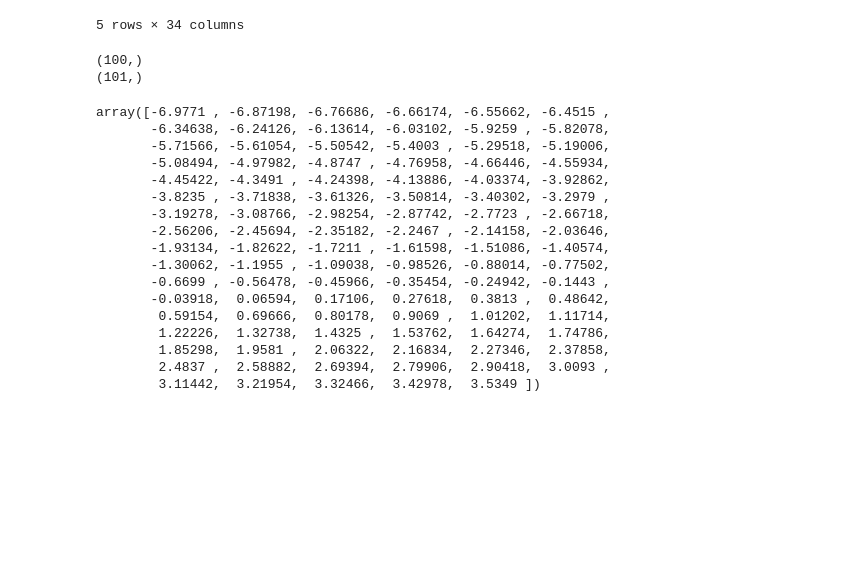
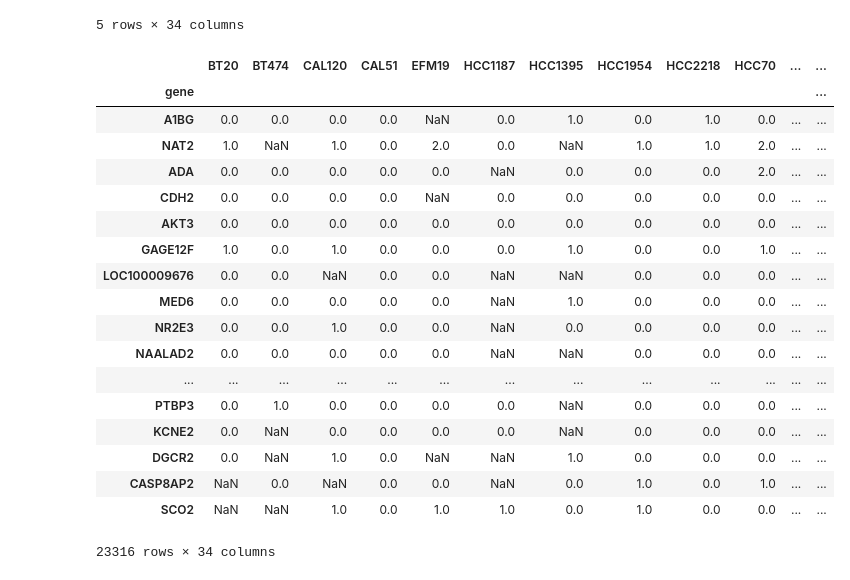
Before and after one commit to Wangmoaza/breast_cyclops, a Jupyter notebook: Untitled.ipynb, the cells around one changed output. Drawn from its saved outputs; the diff is of its cells as text; code cells hidden in the pictures; blank space fills up the shorter version.

```diff
--- a/Untitled.ipynb
+++ b/Untitled.ipynb
@@ -14,30 +15,45 @@ cnv.head()
 | CDH2 | 0.3634 | 0.2889 | -0.1769 | 0.0093 | -0.3419 | 0.6208 | 0.6477 | ... |
 | AKT3 | 0.6755 | 1.4598 | 0.4514 | -0.0409 | 0.4462 | 0.4859 | 0.1941 | ... |
 5 rows × 34 columns
+# %%
+cnv.columns = cnv.columns.str[:-7]
+# %%
+cnv_df = cnv
+loss_df = pd.DataFrame(data=np.nan, columns = cnv_df.columns, index=cnv_df.index)
+cutoff_homo, cutoff_loss, cutoff_neutral = -1.28, -0.4, -0.2
+for cell_line in cnv_df.columns:
+    condition_loss    = (cutoff_homo < cnv_df[cell_line]) & (cnv_df[cell_line] < cutoff_loss)
+    condition_neutral = cnv_df[cell_line] > cutoff_neutral
+    condition_homo    = cnv_df[cell_line] <= cutoff_homo
+    loss_df.loc[cnv_df[condition_homo].index, cell_line]    = 2
+    loss_df.loc[cnv_df[condition_loss].index, cell_line]    = 1
+    loss_df.loc[cnv_df[condition_neutral].index, cell_line] = 0
+# %%
+loss_df
+# %% [output]
+|  | BT20 | BT474 | CAL120 | CAL51 | EFM19 | HCC1187 | HCC1395 | HCC1954 | HCC2218 | HCC70 | ... | ... |
+| gene |  |  |  |  |  |  |  |  |  |  |  | ... |
+| A1BG | 0.0 | 0.0 | 0.0 | 0.0 | NaN | 0.0 | 1.0 | 0.0 | 1.0 | 0.0 | ... | ... |
+| NAT2 | 1.0 | NaN | 1.0 | 0.0 | 2.0 | 0.0 | NaN | 1.0 | 1.0 | 2.0 | ... | ... |
+| ADA | 0.0 | 0.0 | 0.0 | 0.0 | 0.0 | NaN | 0.0 | 0.0 | 0.0 | 2.0 | ... | ... |
+| CDH2 | 0.0 | 0.0 | 0.0 | 0.0 | NaN | 0.0 | 0.0 | 0.0 | 0.0 | 0.0 | ... | ... |
+| AKT3 | 0.0 | 0.0 | 0.0 | 0.0 | 0.0 | 0.0 | 0.0 | 0.0 | 0.0 | 0.0 | ... | ... |
+| GAGE12F | 1.0 | 0.0 | 1.0 | 0.0 | 0.0 | 0.0 | 1.0 | 0.0 | 0.0 | 1.0 | ... | ... |
+| LOC100009676 | 0.0 | 0.0 | NaN | 0.0 | 0.0 | NaN | NaN | 0.0 | 0.0 | 0.0 | ... | ... |
+| MED6 | 0.0 | 0.0 | 0.0 | 0.0 | 0.0 | NaN | 1.0 | 0.0 | 0.0 | 0.0 | ... | ... |
+| NR2E3 | 0.0 | 0.0 | 1.0 | 0.0 | 0.0 | NaN | 0.0 | 0.0 | 0.0 | 0.0 | ... | ... |
+| NAALAD2 | 0.0 | 0.0 | 0.0 | 0.0 | 0.0 | NaN | NaN | 0.0 | 0.0 | 0.0 | ... | ... |
+| ... | ... | ... | ... | ... | ... | ... | ... | ... | ... | ... | ... | ... |
+| PTBP3 | 0.0 | 1.0 | 0.0 | 0.0 | 0.0 | 0.0 | NaN | 0.0 | 0.0 | 0.0 | ... | ... |
+| KCNE2 | 0.0 | NaN | 0.0 | 0.0 | 0.0 | 0.0 | NaN | 0.0 | 0.0 | 0.0 | ... | ... |
+| DGCR2 | 0.0 | NaN | 1.0 | 0.0 | NaN | NaN | 1.0 | 0.0 | 0.0 | 0.0 | ... | ... |
+| CASP8AP2 | NaN | 0.0 | NaN | 0.0 | 0.0 | NaN | 0.0 | 1.0 | 0.0 | 1.0 | ... | ... |
+| SCO2 | NaN | NaN | 1.0 | 0.0 | 1.0 | 1.0 | 0.0 | 1.0 | 0.0 | 0.0 | ... | ... |
+23316 rows × 34 columns
 # %%
 hist, bin_edges = np.histogram(cnv['BT20_BREAST'].values, bins=100)
 print hist.shape
 print bin_edges.shape
 bin_edges
-# %% [output]
-(100,)
-(101,)
-array([-6.9771 , -6.87198, -6.76686, -6.66174, -6.55662, -6.4515 ,
-       -6.34638, -6.24126, -6.13614, -6.03102, -5.9259 , -5.82078,
-       -5.71566, -5.61054, -5.50542, -5.4003 , -5.29518, -5.19006,
-       -5.08494, -4.97982, -4.8747 , -4.76958, -4.66446, -4.55934,
-       -4.45422, -4.3491 , -4.24398, -4.13886, -4.03374, -3.92862,
-       -3.8235 , -3.71838, -3.61326, -3.50814, -3.40302, -3.2979 ,
-       -3.19278, -3.08766, -2.98254, -2.87742, -2.7723 , -2.66718,
-       -2.56206, -2.45694, -2.35182, -2.2467 , -2.14158, -2.03646,
-       -1.93134, -1.82622, -1.7211 , -1.61598, -1.51086, -1.40574,
-       -1.30062, -1.1955 , -1.09038, -0.98526, -0.88014, -0.77502,
-       -0.6699 , -0.56478, -0.45966, -0.35454, -0.24942, -0.1443 ,
-       -0.03918,  0.06594,  0.17106,  0.27618,  0.3813 ,  0.48642,
-        0.59154,  0.69666,  0.80178,  0.9069 ,  1.01202,  1.11714,
-        1.22226,  1.32738,  1.4325 ,  1.53762,  1.64274,  1.74786,
-        1.85298,  1.9581 ,  2.06322,  2.16834,  2.27346,  2.37858,
-        2.4837 ,  2.58882,  2.69394,  2.79906,  2.90418,  3.0093 ,
-        3.11442,  3.21954,  3.32466,  3.42978,  3.5349 ])
 # %%
 sample_hist = pd.DataFrame(data=hist, index=bin_edges[:-1], columns=['count'])
```
Also changed, not shown: parts of 20 cells of this notebook, 1 other file.
